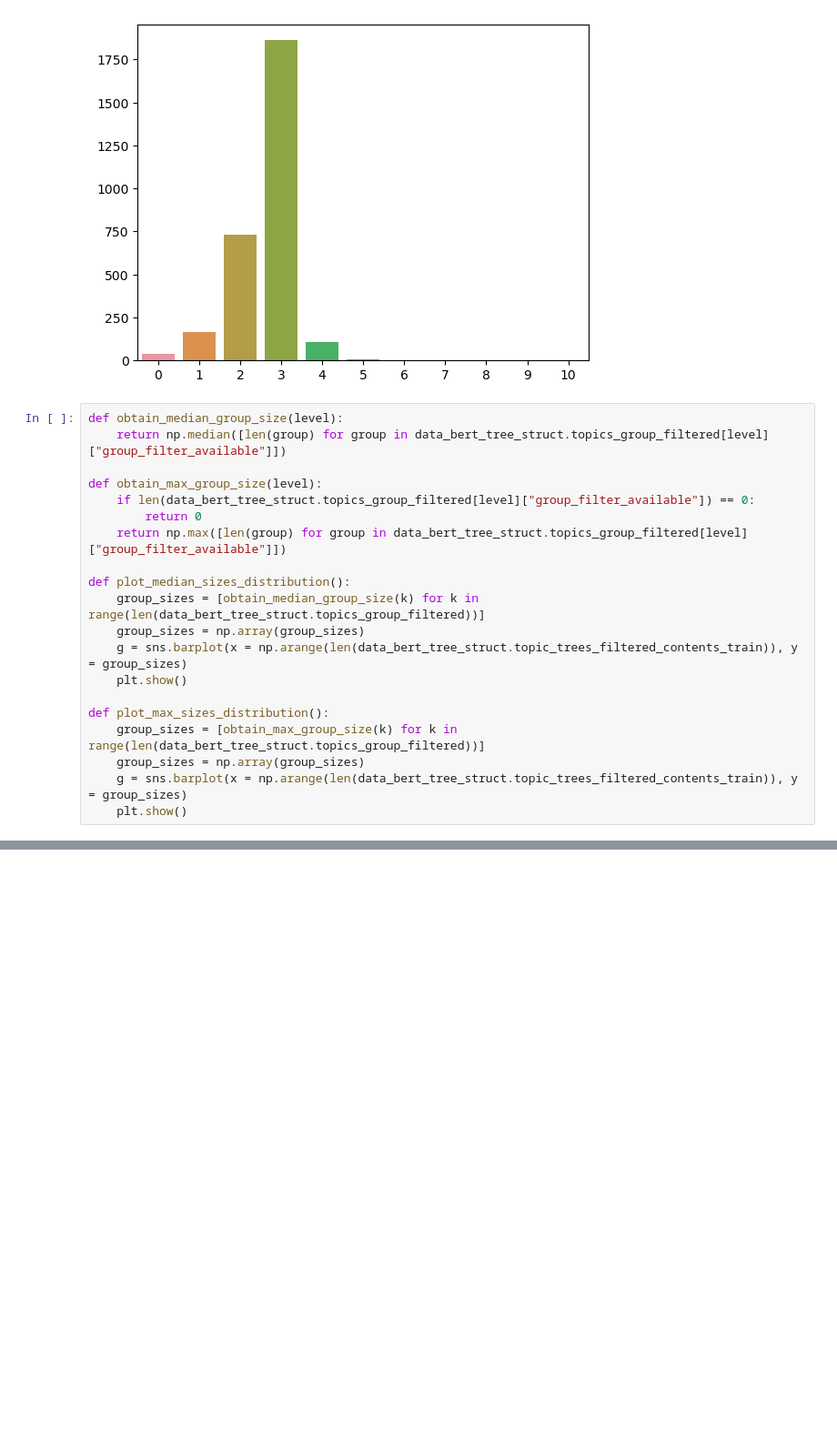
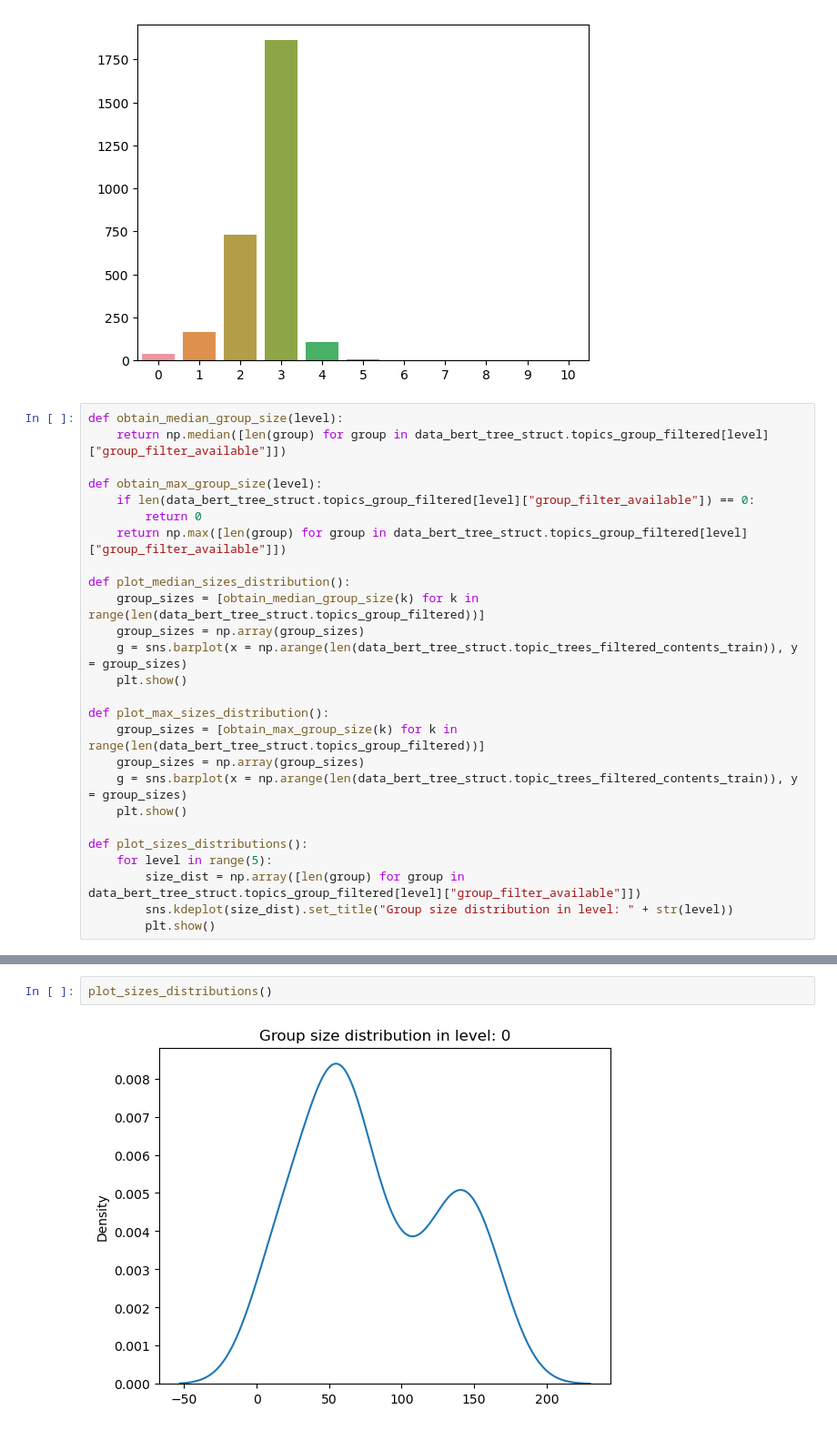
Before and after one commit to louis845/KaggleLearningEquality2023, a Jupyter notebook: tree_structure_generation_integrity_test.ipynb, the cells around one changed output, grey strips where cells are left out. Shown at 91% size. Saved outputs shown, nothing was run; the diff lists cells and outputs as text; blank space fills up the shorter version.

```diff
--- a/tree_structure_generation_integrity_test.ipynb
+++ b/tree_structure_generation_integrity_test.ipynb
@@ -399,6 +399,12 @@ def plot_max_sizes_distribution():
     group_sizes = np.array(group_sizes)
     g = sns.barplot(x = np.arange(len(data_bert_tree_struct.topic_trees_filtered_contents_train)), y = group_sizes)
     plt.show()
+
+def plot_sizes_distributions():
+    for level in range(5):
+        size_dist = np.array([len(group) for group in data_bert_tree_struct.topics_group_filtered[level]["group_filter_available"]])
+        sns.kdeplot(size_dist).set_title("Group size distribution in level: " + str(level))
+        plt.show()
 # %%
 plot_median_sizes_distribution()
 # %% [output]
@@ -409,0 +416,4 @@ plot_max_sizes_distribution()
+# %%
+plot_sizes_distributions()
+# %% [output]
+[figure, added]
```
Also changed, not shown: parts of 5 cells of this notebook, 3 other files.
